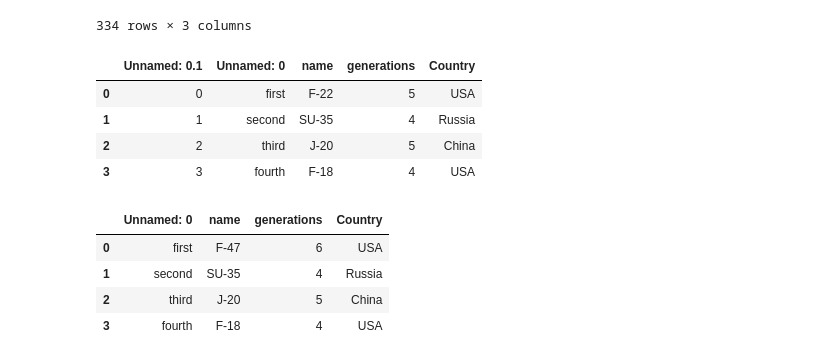
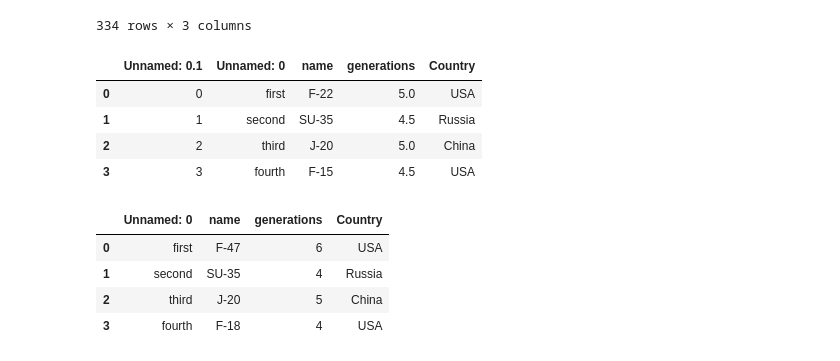
Before and after one commit to devanubhav01/PyVerse, a Jupyter notebook: F20.ipynb, the cells around one changed output. Saved outputs shown, nothing was run; the diff lists cells and outputs as text; code cells hidden in the pictures.

```diff
--- a/F20.ipynb
+++ b/F20.ipynb
@@ -511,14 +511,14 @@ newdf.notnull()
 | 333 | True | True | True |
 334 rows × 3 columns
 # %%
-data=pd.read_excel('F20file5.xlsx',sheet_name='Sheet2')
+data=pd.read_excel('F20file5.xlsx',sheet_name='Sheet1')
 data
 # %% [output]
 |  | Unnamed: 0.1 | Unnamed: 0 | name | generations | Country |
-| 0 | 0 | first | F-22 | 5 | USA |
-| 1 | 1 | second | SU-35 | 4 | Russia |
-| 2 | 2 | third | J-20 | 5 | China |
-| 3 | 3 | fourth | F-18 | 4 | USA |
+| 0 | 0 | first | F-22 | 5.0 | USA |
+| 1 | 1 | second | SU-35 | 4.5 | Russia |
+| 2 | 2 | third | J-20 | 5.0 | China |
+| 3 | 3 | fourth | F-15 | 4.5 | USA |
 # %%
 data.iloc[0,1]='F-47'
 data.iloc[0,2]=6
```
